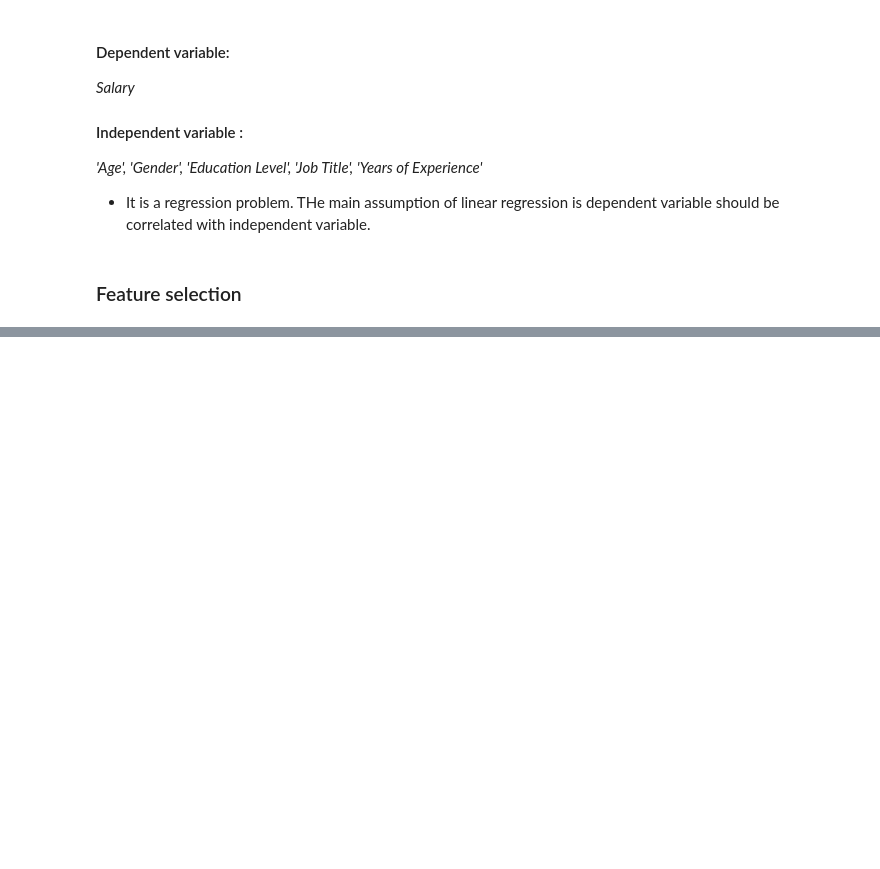
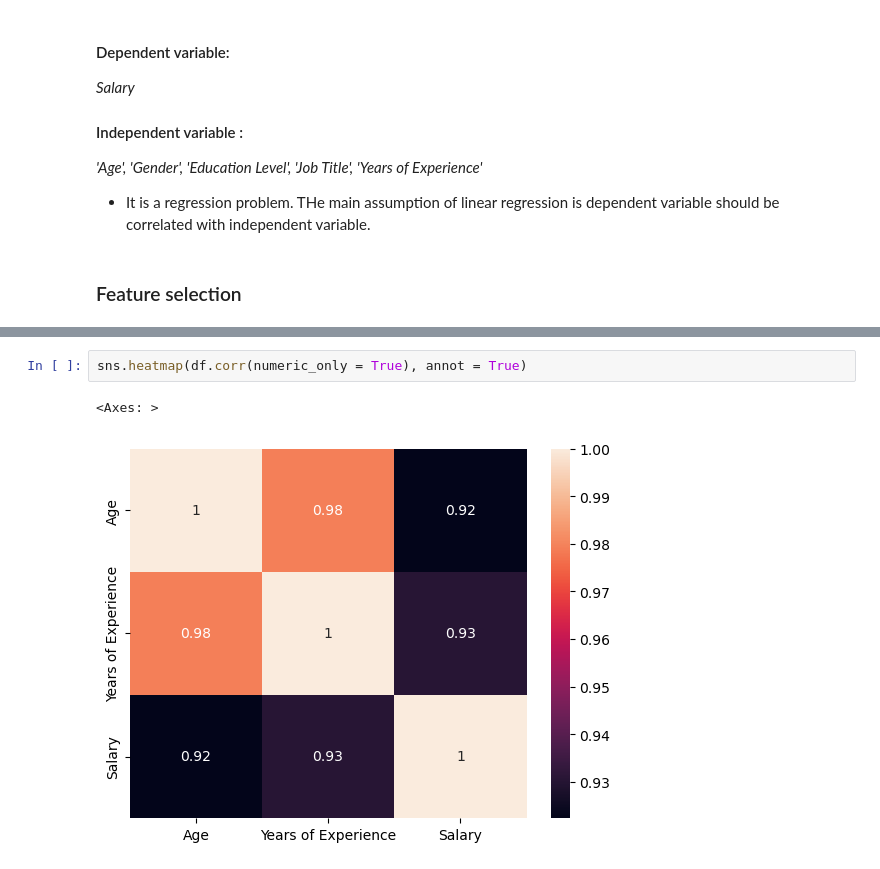
Before and after one commit to Sandeep-Poudel/Ai-Ml-bootcamp, a Jupyter notebook: IntroductionToLinearRegression.ipynb, the cells around one changed output, grey strips where cells are left out. Drawn from its saved outputs; the diff is of its cells as text; blank space fills up the shorter version.

```diff
--- a/IntroductionToLinearRegression.ipynb
+++ b/IntroductionToLinearRegression.ipynb
@@ -201,0 +210,5 @@ dtype: int64
+# %%
+sns.heatmap(df.corr(numeric_only = True), annot = True)
+# %% [output]
+<Axes: >
+[figure, added]
```
Also changed, not shown: parts of 33 cells of this notebook.
